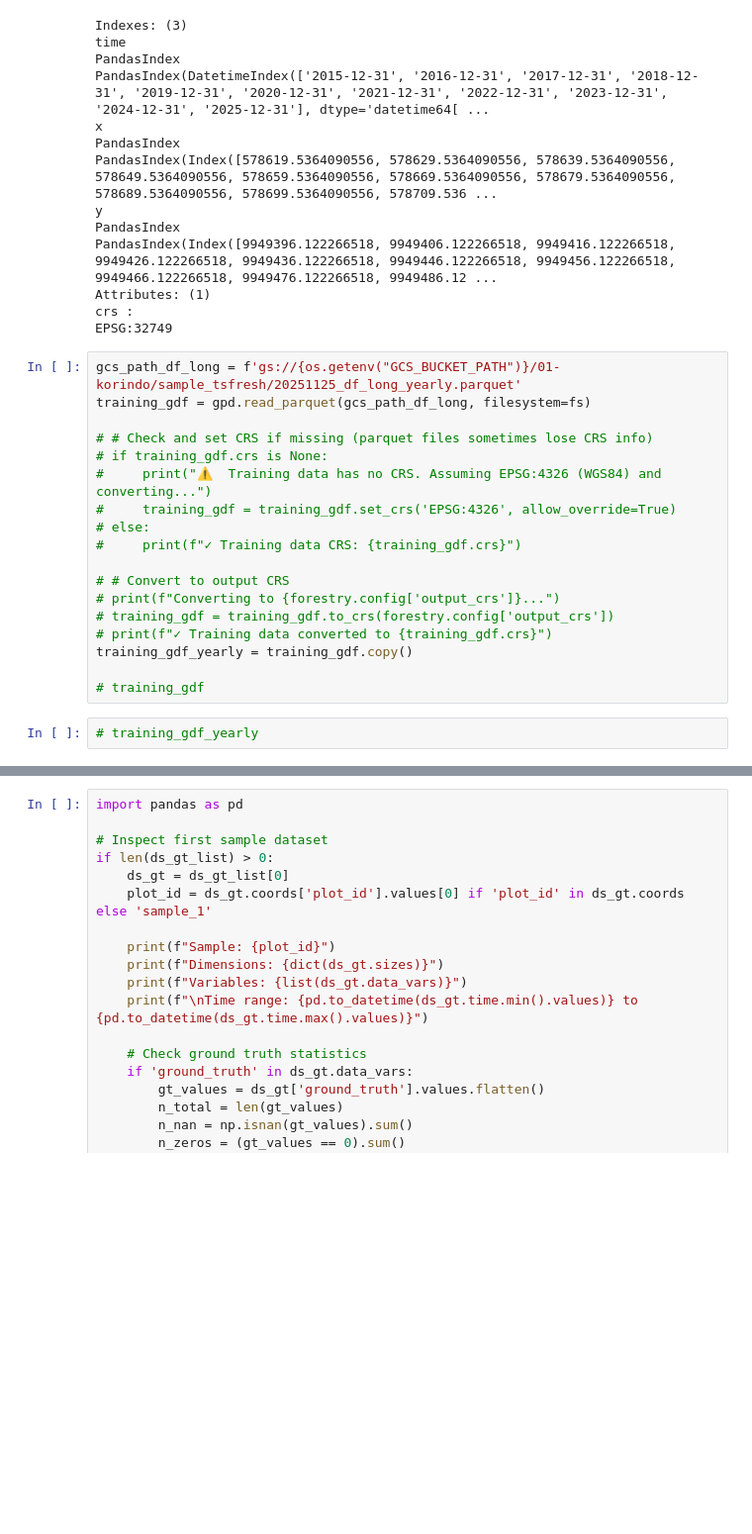
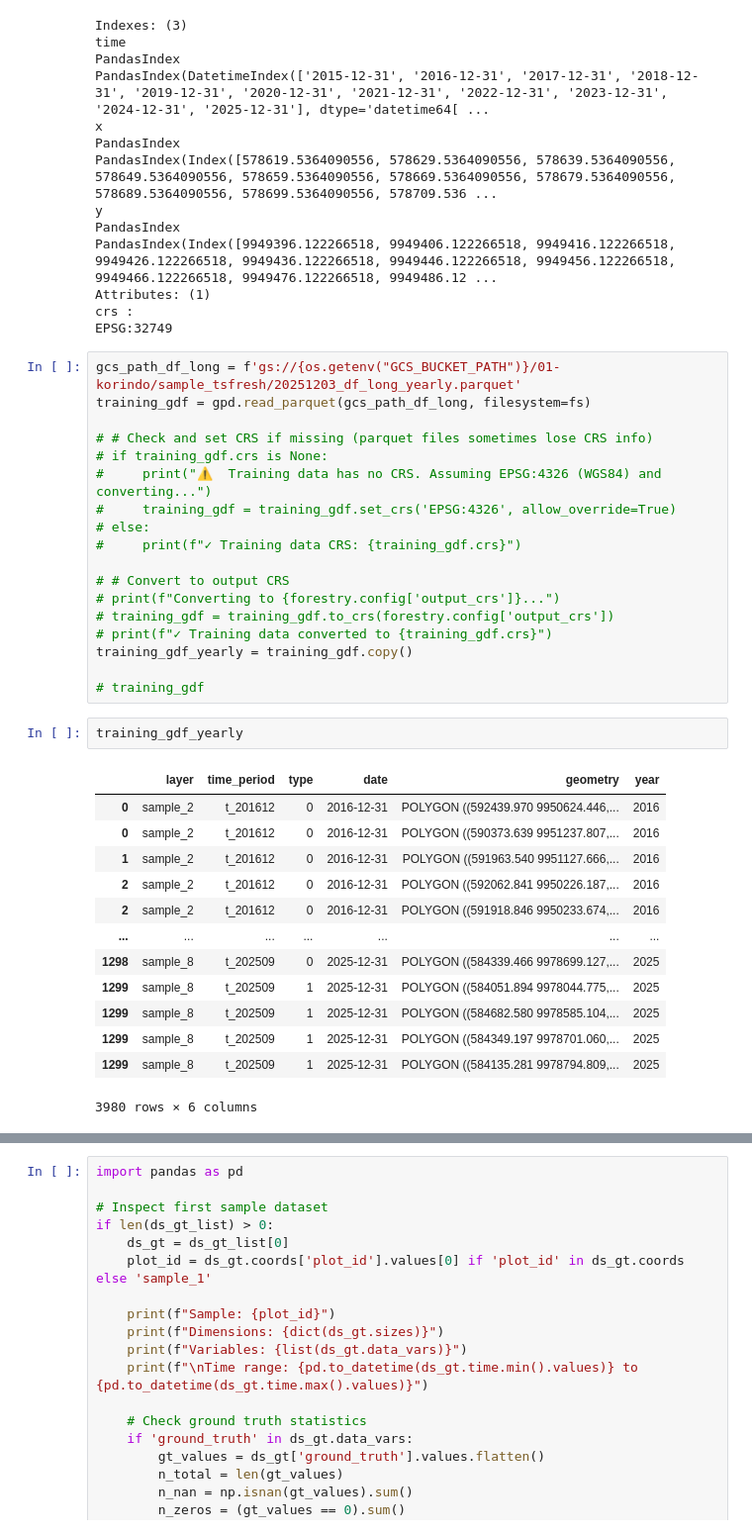
Before and after one commit to miqbalf/gis-carbon-ai, a Jupyter notebook: jupyter/notebooks/02p_adding_si_tsfresh_annual_ndvi_evi.ipynb, the cells around one changed output, grey strips where cells are left out. Shown at 99% size. Drawn from its saved outputs; the diff is of its cells as text; blank space fills up the shorter version.

```diff
--- a/jupyter/notebooks/02p_adding_si_tsfresh_annual_ndvi_evi.ipynb
+++ b/jupyter/notebooks/02p_adding_si_tsfresh_annual_ndvi_evi.ipynb
@@ -653,7 +647,7 @@ Attributes: (1)
 crs :
 EPSG:32749
 # %%
-gcs_path_df_long = f'gs://{os.getenv("GCS_BUCKET_PATH")}/01-korindo/sample_tsfresh/20251125_df_long_yearly.parquet'
+gcs_path_df_long = f'gs://{os.getenv("GCS_BUCKET_PATH")}/01-korindo/sample_tsfresh/20251203_df_long_yearly.parquet'
 training_gdf = gpd.read_parquet(gcs_path_df_long, filesystem=fs)
 
 # # Check and set CRS if missing (parquet files sometimes lose CRS info)
@@ -671,7 +665,21 @@ training_gdf_yearly = training_gdf.copy()
 
 # training_gdf
 # %%
-# training_gdf_yearly
+training_gdf_yearly
+# %% [output]
+|  | layer | time_period | type | date | geometry | year |
+| 0 | sample_2 | t_201612 | 0 | 2016-12-31 | POLYGON ((592439.970 9950624.446,... | 2016 |
+| 0 | sample_2 | t_201612 | 0 | 2016-12-31 | POLYGON ((590373.639 9951237.807,... | 2016 |
+| 1 | sample_2 | t_201612 | 0 | 2016-12-31 | POLYGON ((591963.540 9951127.666,... | 2016 |
+| 2 | sample_2 | t_201612 | 0 | 2016-12-31 | POLYGON ((592062.841 9950226.187,... | 2016 |
+| 2 | sample_2 | t_201612 | 0 | 2016-12-31 | POLYGON ((591918.846 9950233.674,... | 2016 |
+| ... | ... | ... | ... | ... | ... | ... |
+| 1298 | sample_8 | t_202509 | 0 | 2025-12-31 | POLYGON ((584339.466 9978699.127,... | 2025 |
+| 1299 | sample_8 | t_202509 | 1 | 2025-12-31 | POLYGON ((584051.894 9978044.775,... | 2025 |
+| 1299 | sample_8 | t_202509 | 1 | 2025-12-31 | POLYGON ((584682.580 9978585.104,... | 2025 |
+| 1299 | sample_8 | t_202509 | 1 | 2025-12-31 | POLYGON ((584349.197 9978701.060,... | 2025 |
+| 1299 | sample_8 | t_202509 | 1 | 2025-12-31 | POLYGON ((584135.281 9978794.809,... | 2025 |
+3980 rows × 6 columns
 # %%
 ground_truth_path = gcs_path_df_long
 
```
Also changed, not shown: parts of 26 cells of this notebook, 16 other files.
